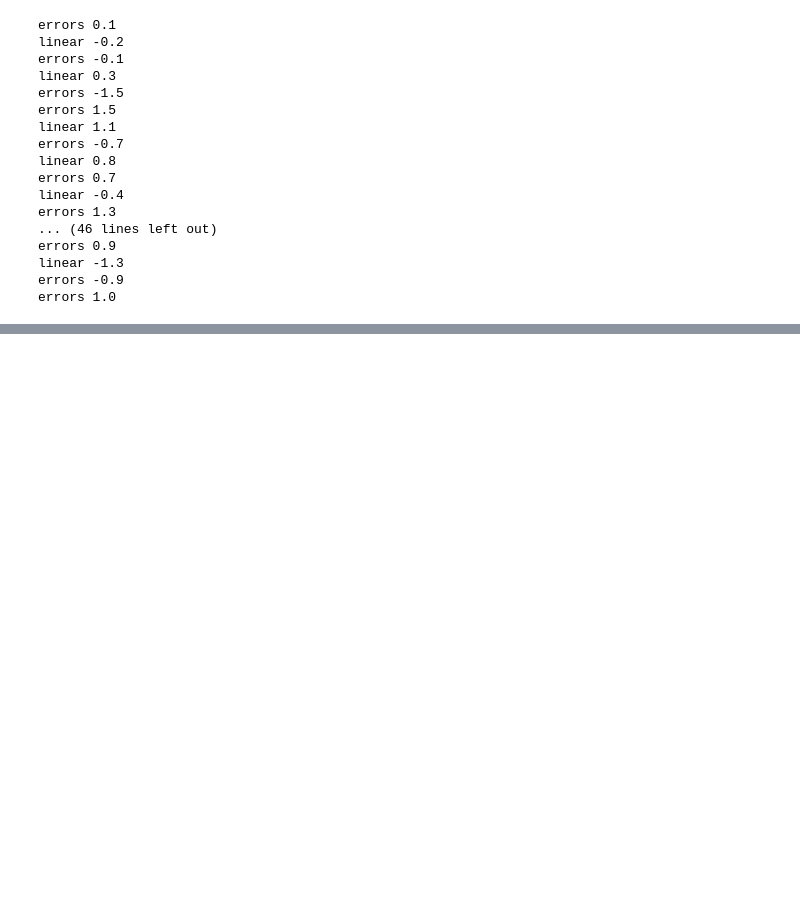
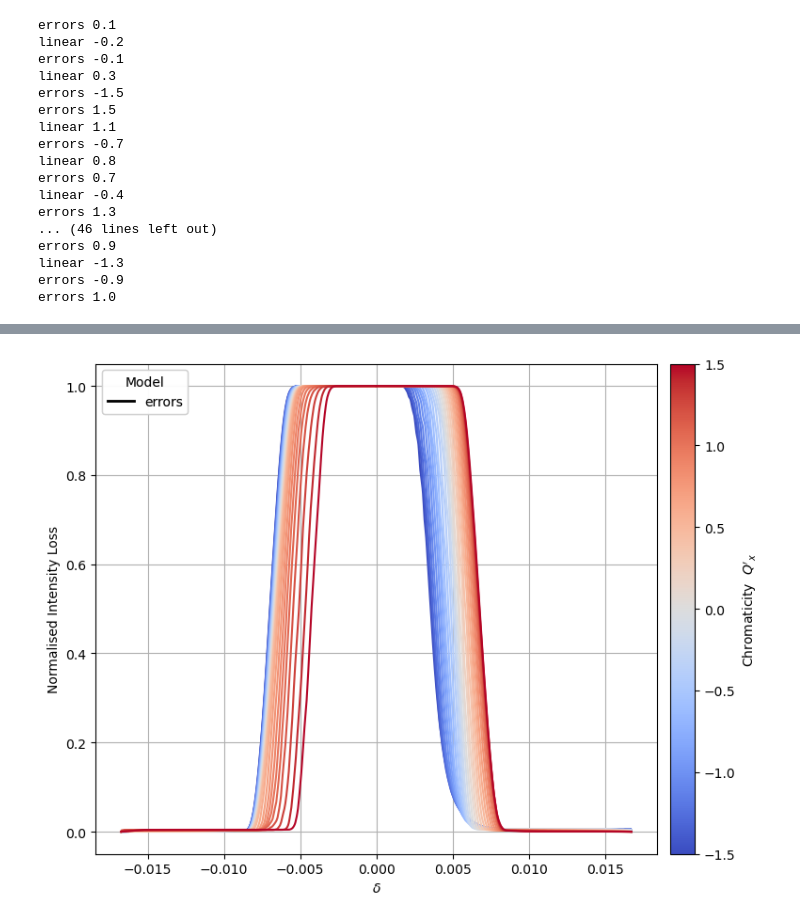
Before and after one commit to lisepauwels/sps_simulations, a Jupyter notebook: Studies/MomentumAcceptance/IntensityScan2/plot_results.ipynb, the cells around one changed output, grey strips where cells are left out. Cells and saved outputs as stored; diff of their text form; code cells hidden in the pictures; blank space fills up the shorter version.

```diff
--- a/Studies/MomentumAcceptance/IntensityScan2/plot_results.ipynb
+++ b/Studies/MomentumAcceptance/IntensityScan2/plot_results.ipynb
@@ -462,0 +282,4 @@ if __name__ == "__main__":
+# %%
+fig, ax = plot_intensity_drop(normalised_intensity, line_types=['errors'], savefig='IntensityLoss_errors.png')
+# %% [output]
+[figure, added]
```
Also changed, not shown: parts of 28 cells of this notebook, 6 other files.
